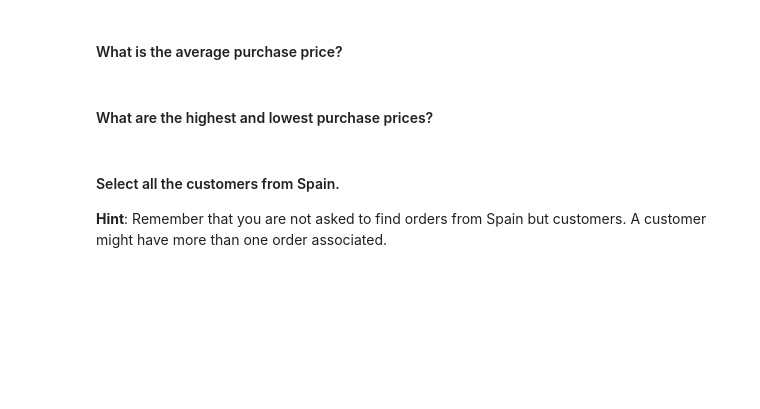
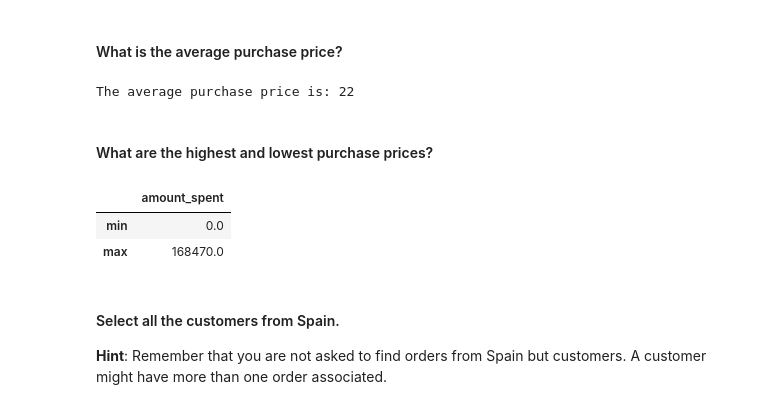
Before and after one commit to GloriaiXIII/IronGloriai, a Jupyter notebook: ironhack_week4/w4_labs/w4d4optional_lab_main_subsanddescr.ipynb, the cells around one changed output. Cells and saved outputs as stored; diff of their text form; code cells hidden in the pictures; blank space fills up the shorter version.

```diff
--- a/ironhack_week4/w4_labs/w4d4optional_lab_main_subsanddescr.ipynb
+++ b/ironhack_week4/w4_labs/w4d4optional_lab_main_subsanddescr.ipynb
@@ -523,2 +609,7 @@ your comments here
+# %%
+avg_purchase = orders['amount_spent'].mean()
+print('The average purchase price is:', round(avg_purchase))
+# %% [output]
+The average purchase price is: 22
 # %% [markdown]
 #### What are the highest and lowest purchase prices?
@@ -527,3 +616,11 @@ your comments here
+# %%
+# aggregation to get min and max values
+highest_lowest = orders.agg({'amount_spent':['min', 'max']})
+round(highest_lowest)
+# %% [output]
+|  | amount_spent |
+| min | 0.0 |
+| max | 168470.0 |
 # %% [markdown]
 #### Select all the customers from Spain.
 **Hint**: Remember that you are not asked to find orders from Spain but customers. A customer might have more than one order associated.
```
Also changed, not shown: parts of 18 cells of this notebook.
